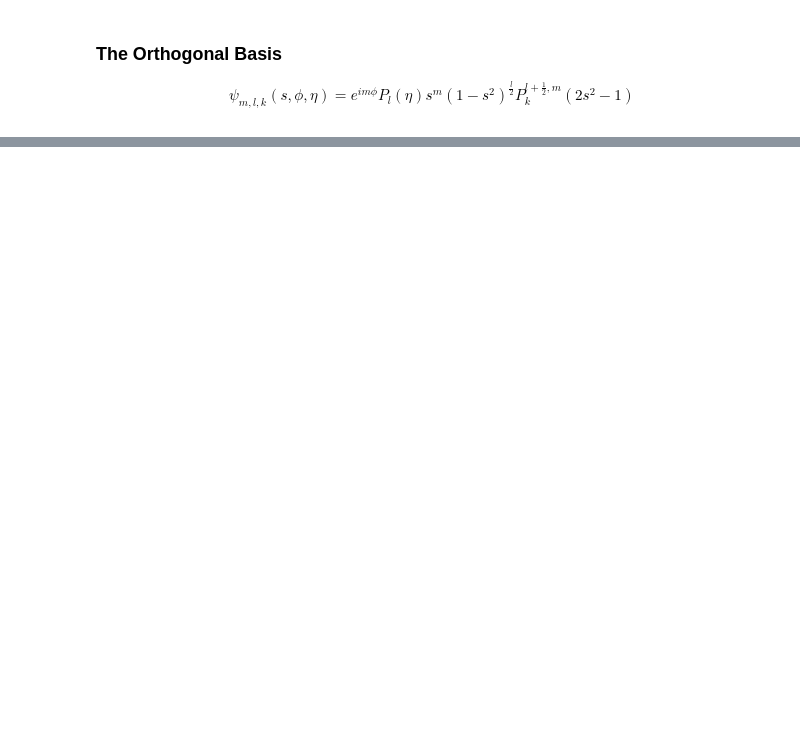
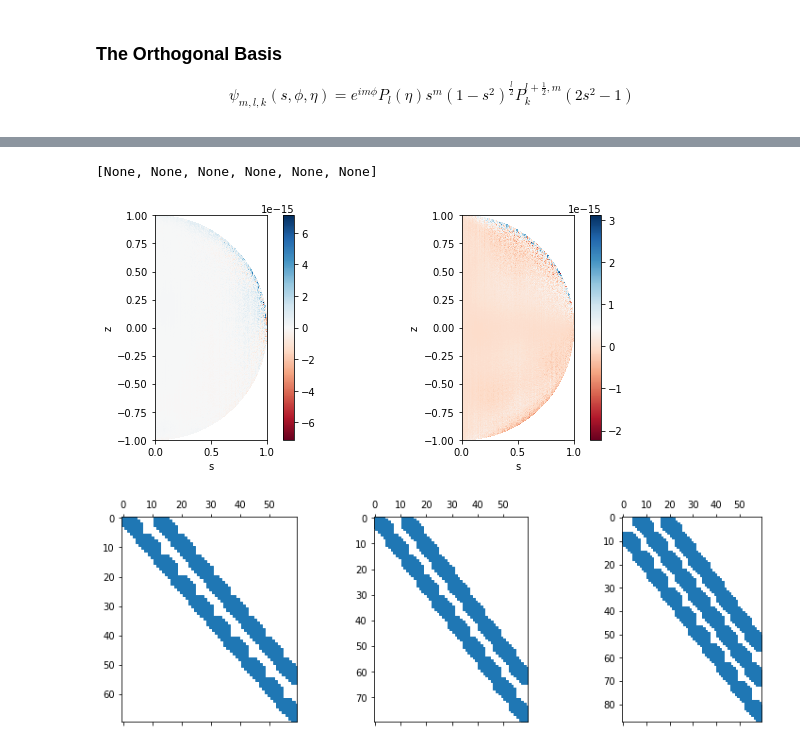
Before and after one commit to acellison/spherinder, a Jupyter notebook: notebooks/test_orthogonal_basis.ipynb, the cells around one changed output, grey strips where cells are left out. Saved outputs shown, nothing was run; the diff lists cells and outputs as text; code cells hidden in the pictures; blank space fills up the shorter version.

Commit message:
Initial commit for boussinesq in stretched basis, notebook updates

```diff
--- a/notebooks/test_orthogonal_basis.ipynb
+++ b/notebooks/test_orthogonal_basis.ipynb
@@ -13,15 +26,20 @@ s, eta = np.linspace(0,1,ns), np.linspace(-1,1,neta)
 # %%
-def plotfield(s, eta, f, fig=None, ax=None):
+def plotfield(s, eta, f, fig=None, ax=None, stretch=False):
+    s, eta = s.ravel(), eta.ravel()
     ss = np.reshape(s,(1,len(s)))
     ee = np.reshape(eta,(len(eta),1))
     zz = np.sqrt(1-ss**2)*ee
+    y = ee if stretch else zz
 
     if fig is None or ax is None:
         fig, ax = plt.subplots(figsize=(4.25,6))
-    im = ax.pcolormesh(ss, zz, f, cmap='RdBu')
+    im = ax.pcolormesh(ss, y, f, cmap='RdBu')
     fig.colorbar(im, ax=ax)
     ax.set_xlabel('s')
-    ax.set_ylabel('z')
+    if stretch:
+        ax.set_ylabel('η')
+    else:
+        ax.set_ylabel('z')
     ax.set_aspect('equal', adjustable='box')
     fig.set_tight_layout(True)
 
@@ -141,0 +143,64 @@ B^{+} &: P^{(a, b)} \to P^{(a, b+1)} \\
+# %%
+# Expand the coefficient vector to grid space
+def expand(basis, coeffs):
+    f = 0*basis[0][0]
+    for ell in range(len(basis)):
+        for k in range(len(basis[ell])):
+            f += coeffs[ell,k] * basis[ell][k]
+    return f
+# %%
+Lmax, Nmax = 10, 6
+m, alpha = 1, 0
+
+ns, neta = 256, 255
+s = np.linspace(0,1,ns)
+t = 2*s**2 - 1
+eta = np.linspace(-1,1,neta)
+basis = [psi(Nmax, m, ell, s, eta, sigma=0, alpha=alpha) for ell in range(Lmax)]
+upbasis = [psi(Nmax+1, m, ell, s, eta, sigma=+1, alpha=alpha+1) for ell in range(Lmax)]
+umbasis = [psi(Nmax+2, m, ell, s, eta, sigma=-1, alpha=alpha+1) for ell in range(Lmax)]
+uzbasis = [psi(Nmax+2, m, ell, s, eta, sigma= 0, alpha=alpha+1) for ell in range(Lmax+1)]
+
+F = 1/(np.arange(1,Lmax+1).reshape(Lmax,1)*np.arange(1,Nmax+1))
+f = expand(basis, F)
+
+s, eta = s.reshape(1,ns), eta.reshape(neta,1)
+z = np.sqrt(1-s**2)*eta
+us_grid = s * f
+uz_grid = z * f
+
+Rops, Rcodomains = operators.make_r_multiplication_operator(m, Lmax, Nmax, alpha)
+
+Fp = (Rops[0] @ F.ravel()).reshape(Rcodomains[0])
+Fm = (Rops[1] @ F.ravel()).reshape(Rcodomains[1])
+Fz = (Rops[2] @ F.ravel()).reshape(Rcodomains[2])
+
+up = expand(upbasis, Fp)
+um = expand(umbasis, Fm)
+uz = expand(uzbasis, Fz)
+us = 1/np.sqrt(2) * (up + um)
+
+error_s = us_grid - us
+error_z = uz_grid - uz
+
+fig, ax = plt.subplots(1,2,figsize=(9,4))
+plotfield(s.ravel(), eta.ravel(), error_s, fig, ax[0], stretch=False)
+plotfield(s.ravel(), eta.ravel(), error_z, fig, ax[1], stretch=False)
+
+fig, ax = plt.subplots(1,3,figsize=(13,4))
+ax[0].spy(Rops[0])
+ax[1].spy(Rops[1])
+ax[2].spy(Rops[2])
+
+print('zeros in Rp')
+index = 0
+[print(i) for i in range(np.shape(Rops[index])[0]) if np.max(np.abs(Rops[index][i,:])) < 1e-12]
+
+print('zeros in Rm')
+index = 1
+[print(i) for i in range(np.shape(Rops[index])[0]) if np.max(np.abs(Rops[index][i,:])) < 1e-12]
+
+print('zeros in Rz')
+index = 2
+[print(i) for i in range(np.shape(Rops[index])[0]) if np.max(np.abs(Rops[index][i,:])) < 1e-12]
+# %% [output]
@@ -141,0 +220,3 @@ B^{+} &: P^{(a, b)} \to P^{(a, b+1)} \\
+[None, None, None, None, None, None]
+[figure, added]
+[figure, added]
```
Also changed, not shown: parts of 21 cells of this notebook, 6 other files.
